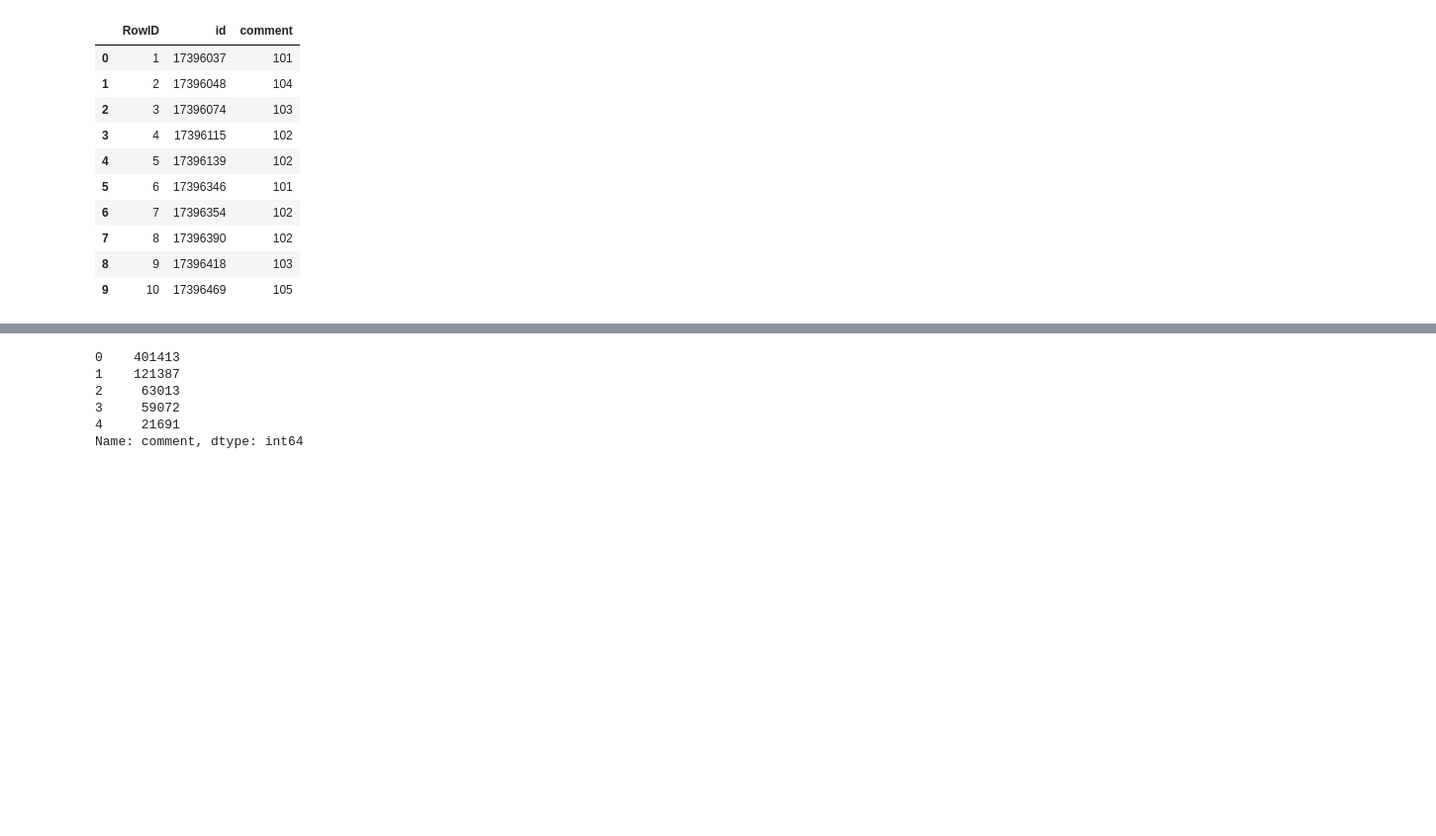
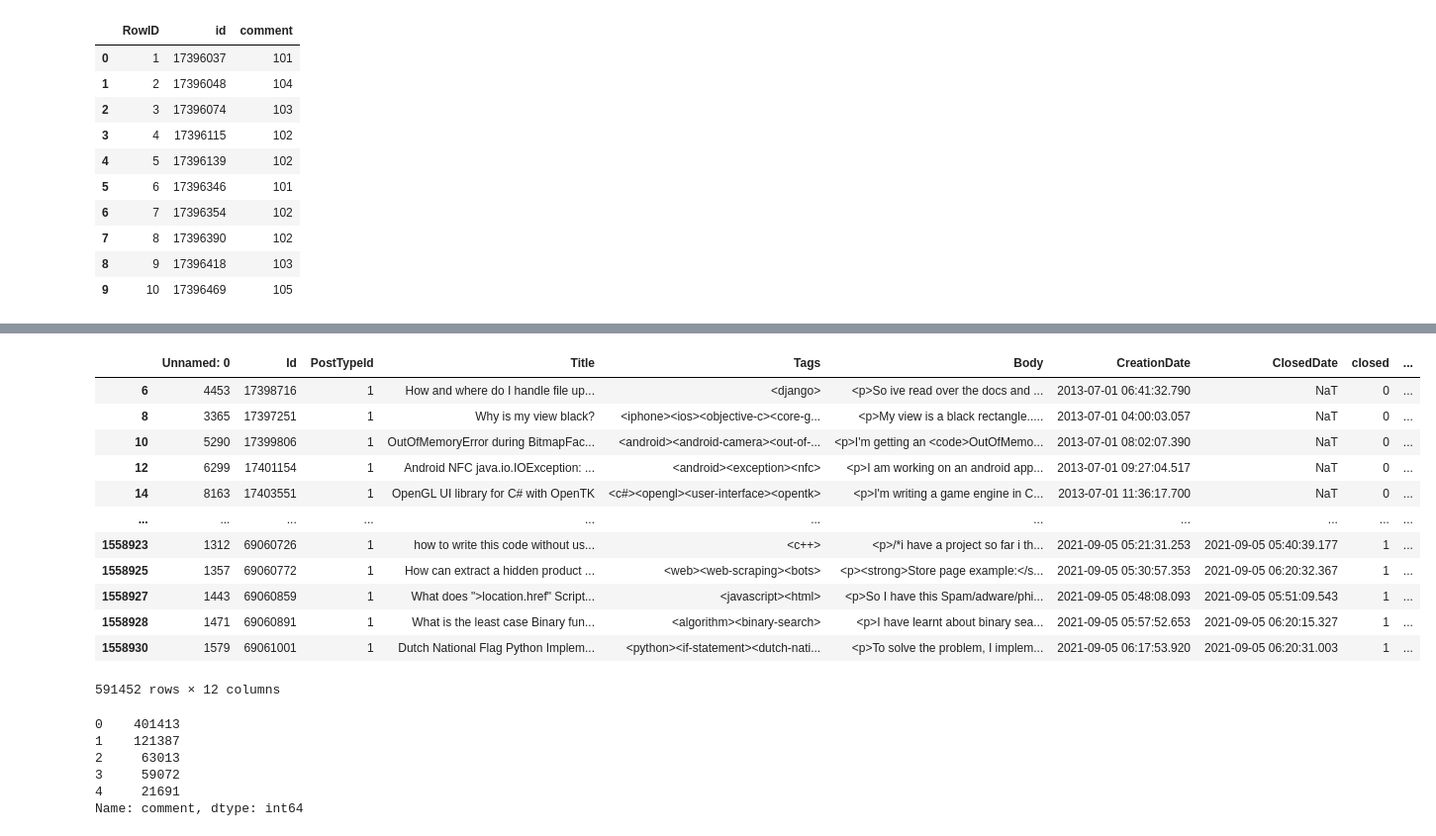
Before and after one commit to Kadam-Tushar/Why-Will-My-Question-Be-Closed, a Jupyter notebook: notebooks/EDA.ipynb, the cells around one changed output, grey strips where cells are left out. Shown at 99% size. Drawn from its saved outputs; the diff is of its cells as text; code cells hidden in the pictures; blank space fills up the shorter version.

```diff
--- a/notebooks/EDA.ipynb
+++ b/notebooks/EDA.ipynb
@@ -123,3 +226,19 @@ final_df[ (final_df['closed'] != 0) & (final_df['comment'] == 0 ) ]
+# %%
+final_df
+# %% [output]
+|  | Unnamed: 0 | Id | PostTypeId | Title | Tags | Body | CreationDate | ClosedDate | closed | ... |
+| 6 | 4453 | 17398716 | 1 | How and where do I handle file up... | <django> | <p>So ive read over the docs and ... | 2013-07-01 06:41:32.790 | NaT | 0 | ... |
+| 8 | 3365 | 17397251 | 1 | Why is my view black? | <iphone><ios><objective-c><core-g... | <p>My view is a black rectangle..... | 2013-07-01 04:00:03.057 | NaT | 0 | ... |
+| 10 | 5290 | 17399806 | 1 | OutOfMemoryError during BitmapFac... | <android><android-camera><out-of-... | <p>I'm getting an <code>OutOfMemo... | 2013-07-01 08:02:07.390 | NaT | 0 | ... |
+| 12 | 6299 | 17401154 | 1 | Android NFC java.io.IOException: ... | <android><exception><nfc> | <p>I am working on an android app... | 2013-07-01 09:27:04.517 | NaT | 0 | ... |
+| 14 | 8163 | 17403551 | 1 | OpenGL UI library for C# with OpenTK | <c#><opengl><user-interface><opentk> | <p>I'm writing a game engine in C... | 2013-07-01 11:36:17.700 | NaT | 0 | ... |
+| ... | ... | ... | ... | ... | ... | ... | ... | ... | ... | ... |
+| 1558923 | 1312 | 69060726 | 1 | how to write this code without us... | <c++> | <p>/*i have a project so far i th... | 2021-09-05 05:21:31.253 | 2021-09-05 05:40:39.177 | 1 | ... |
+| 1558925 | 1357 | 69060772 | 1 | How can extract a hidden product ... | <web><web-scraping><bots> | <p><strong>Store page example:</s... | 2021-09-05 05:30:57.353 | 2021-09-05 06:20:32.367 | 1 | ... |
+| 1558927 | 1443 | 69060859 | 1 | What does ">location.href" Script... | <javascript><html> | <p>So I have this Spam/adware/phi... | 2021-09-05 05:48:08.093 | 2021-09-05 05:51:09.543 | 1 | ... |
+| 1558928 | 1471 | 69060891 | 1 | What is the least case Binary fun... | <algorithm><binary-search> | <p>I have learnt about binary sea... | 2021-09-05 05:57:52.653 | 2021-09-05 06:20:15.327 | 1 | ... |
+| 1558930 | 1579 | 69061001 | 1 | Dutch National Flag Python Implem... | <python><if-statement><dutch-nati... | <p>To solve the problem, I implem... | 2021-09-05 06:17:53.920 | 2021-09-05 06:20:31.003 | 1 | ... |
+591452 rows × 12 columns
 # %%
 final_df['comment'].value_counts()
 # %% [output]
```
Also changed, not shown: parts of 20 cells of this notebook, 8 other files.
